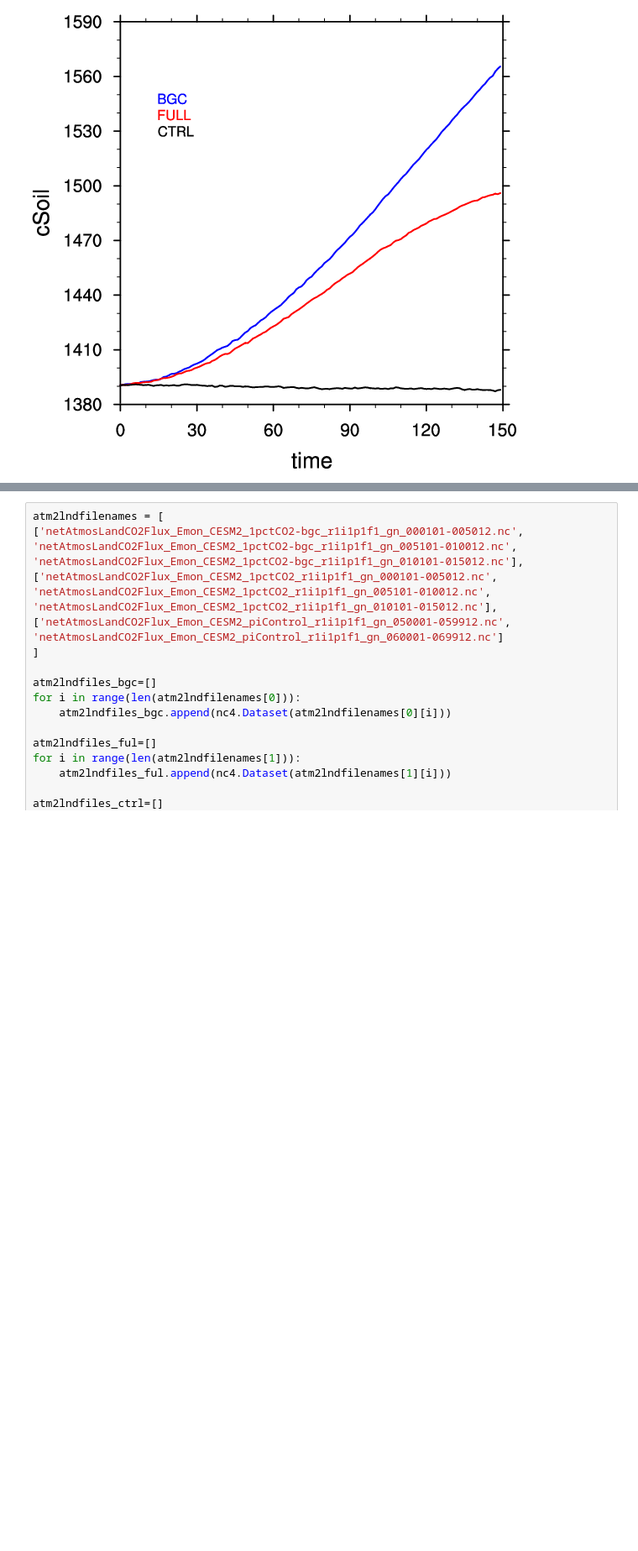
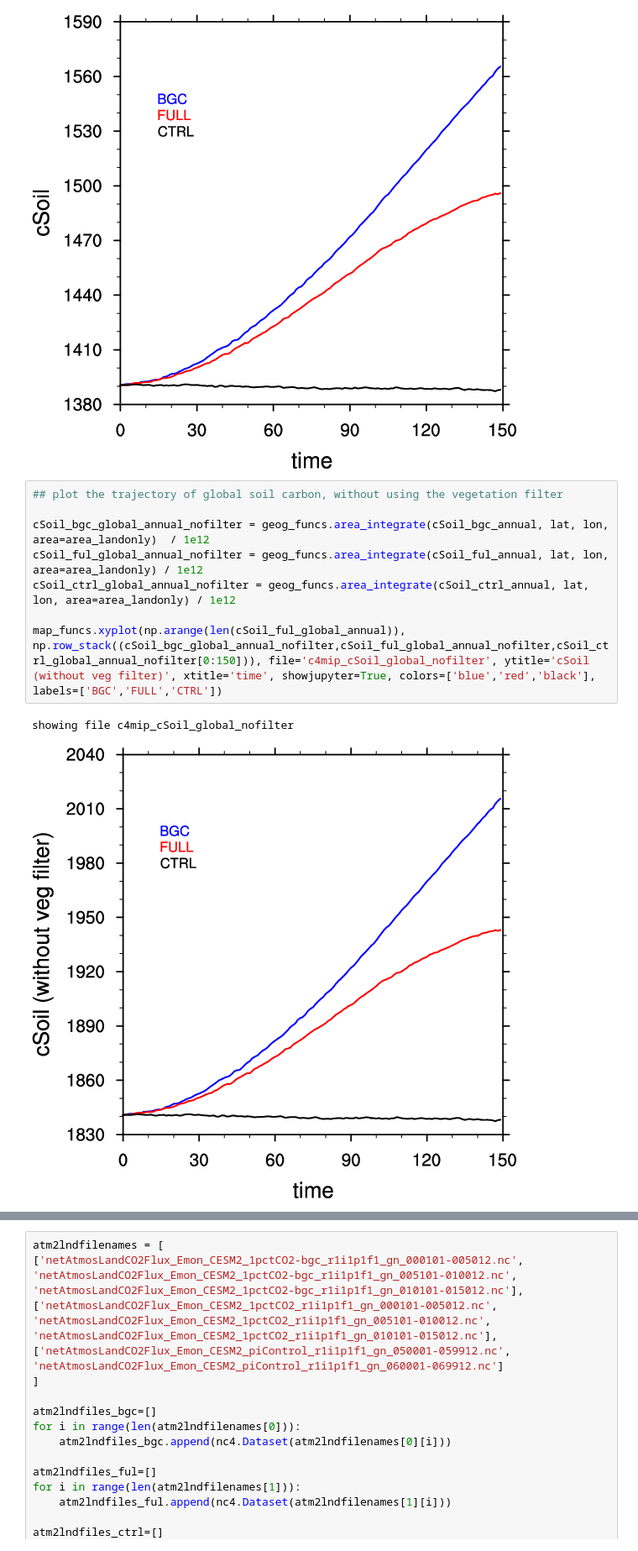
Before and after one commit to ckoven/cesm2_c4mip, a Jupyter notebook: cesm_c4mip.ipynb, the cells around one changed output, grey strips where cells are left out. Shown at 84% size. Cells and saved outputs as stored; diff of their text form; blank space fills up the shorter version.

```diff
--- a/cesm_c4mip.ipynb
+++ b/cesm_c4mip.ipynb
@@ -293,6 +293,17 @@ cannot be safely cast to variable data type
 cannot be safely cast to variable data type
 showing file c4mip_cSoil_global
 [figure]
+# %%
+## plot the trajectory of global soil carbon, without using the vegetation filter
+
+cSoil_bgc_global_annual_nofilter = geog_funcs.area_integrate(cSoil_bgc_annual, lat, lon, area=area_landonly)  / 1e12
+cSoil_ful_global_annual_nofilter = geog_funcs.area_integrate(cSoil_ful_annual, lat, lon, area=area_landonly) / 1e12
+cSoil_ctrl_global_annual_nofilter = geog_funcs.area_integrate(cSoil_ctrl_annual, lat, lon, area=area_landonly) / 1e12
+
+map_funcs.xyplot(np.arange(len(cSoil_ful_global_annual)), np.row_stack((cSoil_bgc_global_annual_nofilter,cSoil_ful_global_annual_nofilter,cSoil_ctrl_global_annual_nofilter[0:150])), file='c4mip_cSoil_global_nofilter', ytitle='cSoil (without veg filter)', xtitle='time', showjupyter=True, colors=['blue','red','black'], labels=['BGC','FULL','CTRL'])
+# %% [output]
+showing file c4mip_cSoil_global_nofilter
+[figure, added]
 # %%
 ### make maps of the change in cSoil between (bgc - ctrl) and (ful - bgc)
 
```
Also changed, not shown: parts of 9 cells of this notebook.
